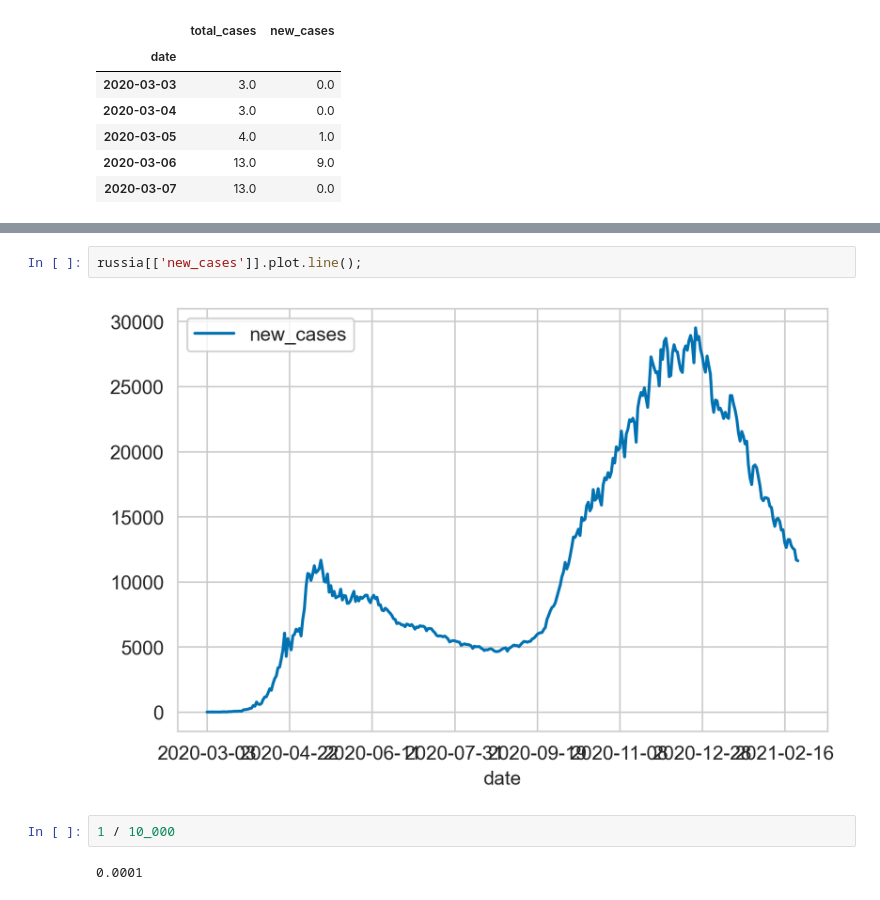
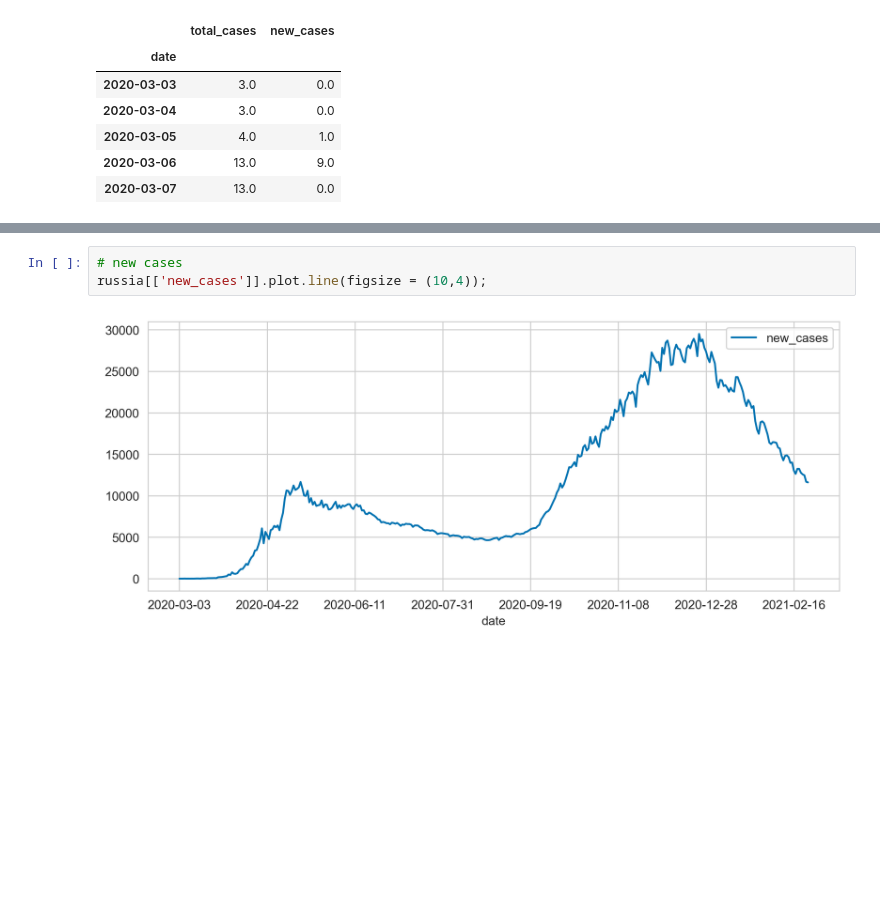
Before and after one commit to tsgnkv/made-ml-2021-hw, a Jupyter notebook: hw_1/notebook.ipynb, the cells around one changed output, grey strips where cells are left out. Saved outputs shown, nothing was run; the diff lists cells and outputs as text; blank space fills up the shorter version.

```diff
--- a/hw_1/notebook.ipynb
+++ b/hw_1/notebook.ipynb
@@ -162,8 +160,5 @@ russia[['total_cases']].plot.line();
 # %%
-russia[['new_cases']].plot.line();
+# new cases
+russia[['new_cases']].plot.line(figsize = (10,4));
 # %% [output]
-[figure, old version]
+[figure, new version]
-# %%
-1 / 10_000
-# %% [output]
-0.0001
```
Also changed, not shown: parts of 13 cells of this notebook.
